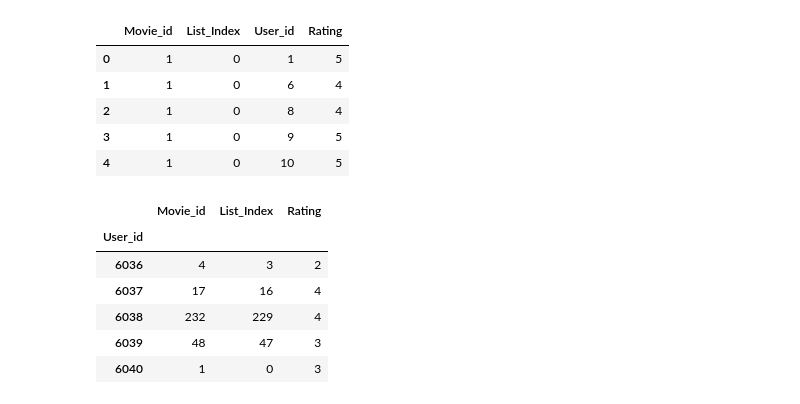
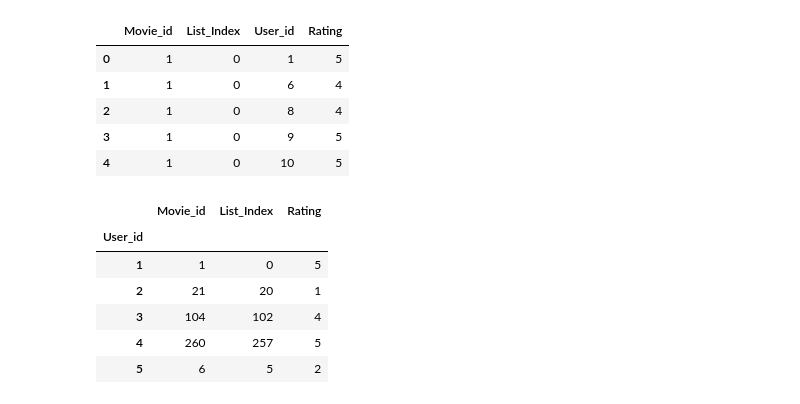
Before and after one commit to Amit1110/MovieRecommender, a Jupyter notebook: Recommender_RBN.ipynb, the cells around one changed output. Cells and saved outputs as stored; diff of their text form; code cells hidden in the pictures.

```diff
--- a/Recommender_RBN.ipynb
+++ b/Recommender_RBN.ipynb
@@ -71,12 +71,12 @@ merged_df.head()
 | 4 | 1 | 0 | 10 | 5 |
 # %%
 userGroup = merged_df.groupby("User_id")
-userGroup.first().tail()
+userGroup.first().head()
 # %% [output]
 |  | Movie_id | List_Index | Rating |
 | User_id |  |  |  |
-| 6036 | 4 | 3 | 2 |
-| 6037 | 17 | 16 | 4 |
-| 6038 | 232 | 229 | 4 |
-| 6039 | 48 | 47 | 3 |
-| 6040 | 1 | 0 | 3 |
+| 1 | 1 | 0 | 5 |
+| 2 | 21 | 20 | 1 |
+| 3 | 104 | 102 | 4 |
+| 4 | 260 | 257 | 5 |
+| 5 | 6 | 5 | 2 |
```
Also changed, not shown: parts of 4 cells of this notebook.
